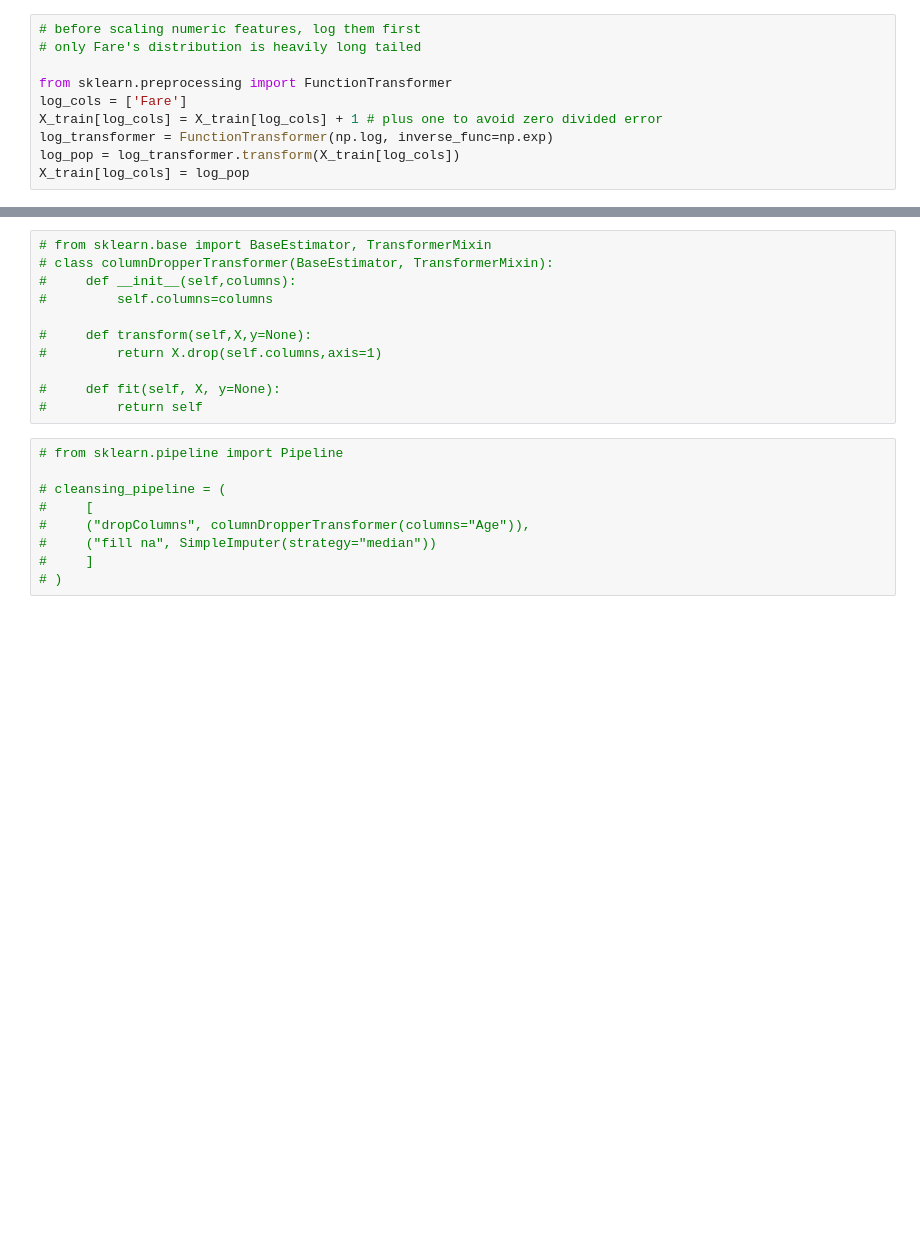
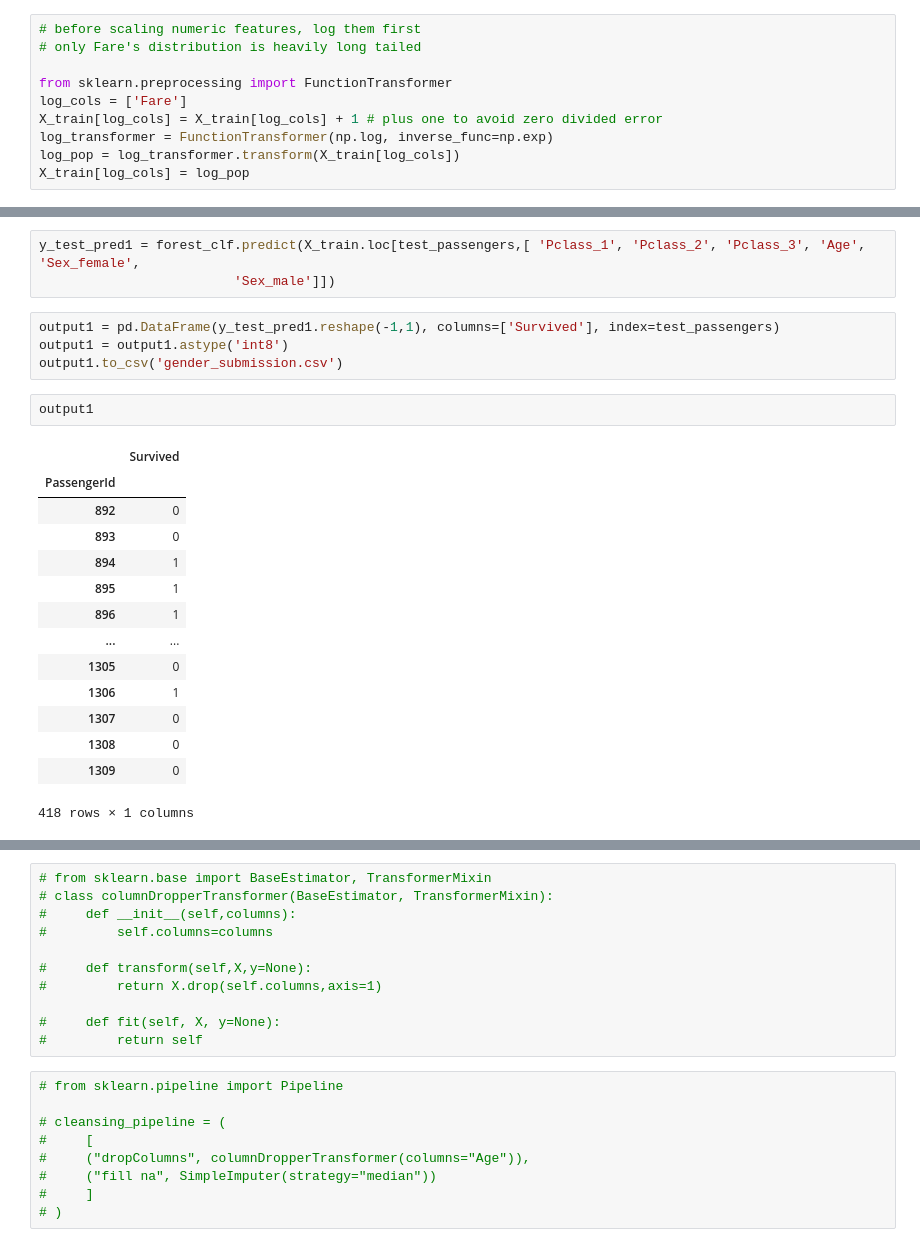
Before and after one commit to ericlau1987/hands_on_machine_learning_sklearn_keras_tensorflow, a Jupyter notebook: src/chapter3_classification/kaggle_taitanic/01_data_Processing.ipynb, the cells around one changed output, grey strips where cells are left out. Saved outputs shown, nothing was run; the diff lists cells and outputs as text; blank space fills up the shorter version.

```diff
--- a/src/chapter3_classification/kaggle_taitanic/01_data_Processing.ipynb
+++ b/src/chapter3_classification/kaggle_taitanic/01_data_Processing.ipynb
@@ -77,0 +252,24 @@ SimpleImputer(strategy='median')
+# %%
+y_test_pred1 = forest_clf.predict(X_train.loc[test_passengers,[ 'Pclass_1', 'Pclass_2', 'Pclass_3', 'Age', 'Sex_female',
+                         'Sex_male']])
+# %%
+output1 = pd.DataFrame(y_test_pred1.reshape(-1,1), columns=['Survived'], index=test_passengers)
+output1 = output1.astype('int8')
+output1.to_csv('gender_submission.csv')
+# %%
+output1
+# %% [output]
+|  | Survived |
+| PassengerId |  |
+| 892 | 0 |
+| 893 | 0 |
+| 894 | 1 |
+| 895 | 1 |
+| 896 | 1 |
+| ... | ... |
+| 1305 | 0 |
+| 1306 | 1 |
+| 1307 | 0 |
+| 1308 | 0 |
+| 1309 | 0 |
+418 rows × 1 columns
```
Also changed, not shown: parts of 33 cells of this notebook, 2 other files.
